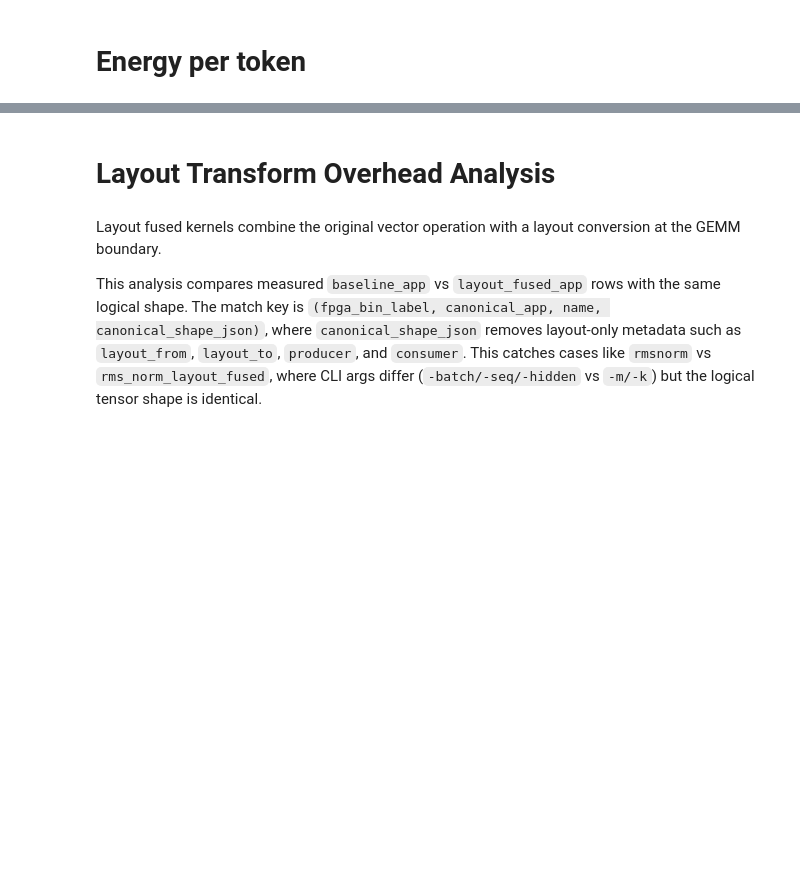
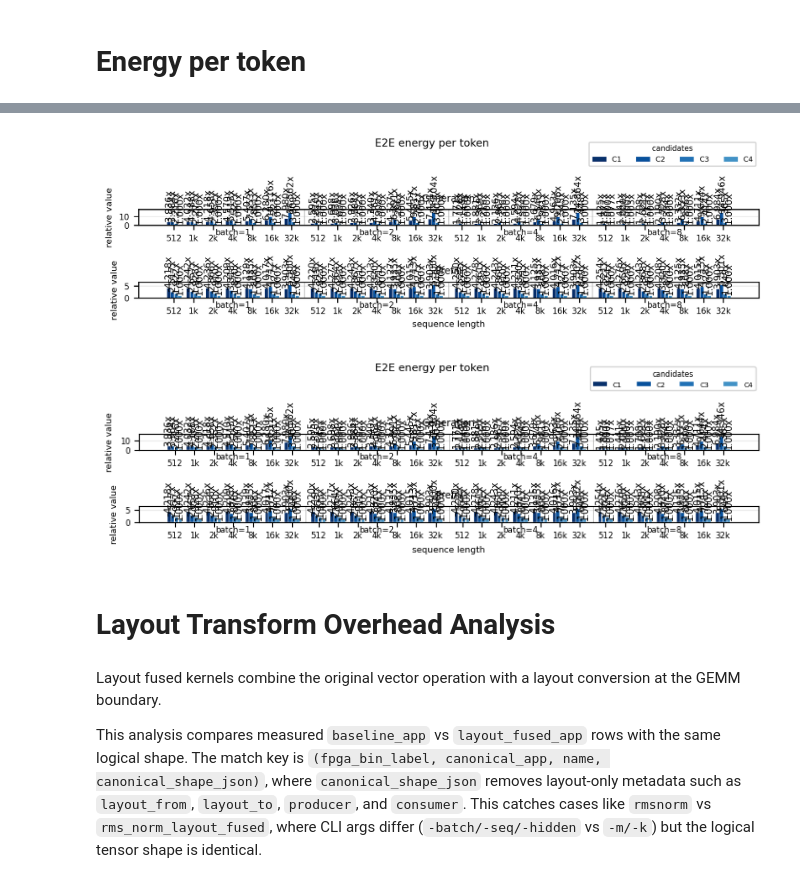
Before and after one commit to jang1664/vortex, a Jupyter notebook: analysis_workspace/latency_on_hw/plot.ipynb, the cells around one changed output, grey strips where cells are left out. Saved outputs shown, nothing was run; the diff lists cells and outputs as text; code cells hidden in the pictures; blank space fills up the shorter version.

```diff
--- a/analysis_workspace/latency_on_hw/plot.ipynb
+++ b/analysis_workspace/latency_on_hw/plot.ipynb
@@ -496,3 +1295,31 @@ wrote /home/jaeyongjang/project.local/vortex/analysis_workspace/latency_on_hw/ou
+# %%
+# Draw energy per token from energy_figure_data.
+if DRAW_FIGURES:
+    fig, axes, text_handles, fig_path = draw_wide_candidate_bars(
+        energy_figure_data,
+        title="E2E energy per token",
+        out_dir=ENERGY_OUT_DIR,
+        filename="energy_per_token_from_cache",
+        knobs=ENERGY_KNOBS,
+    )
+    energy_result = PlotRunResult(
+        tag="energy",
+        out_dir=ENERGY_OUT_DIR,
+        suites=[],
+        options=None,
+        versions=None,
+        composed=None,
+        plot_data=None,
+        stack_data=None,
+        figure_data=energy_figure_data,
+        figure_path=fig_path,
+        cache_status=energy_cache_status,
+    )
+    if DISPLAY_FIGURES:
+        display_plot(energy_result, fig, prefer_saved=SAVE_FIGURES)
+# %% [output]
+[figure, added]
+[figure, added]
 # %% [markdown]
 # Layout Transform Overhead Analysis
 # %% [markdown]
```
Also changed, not shown: parts of 21 cells of this notebook, 27 other files.
